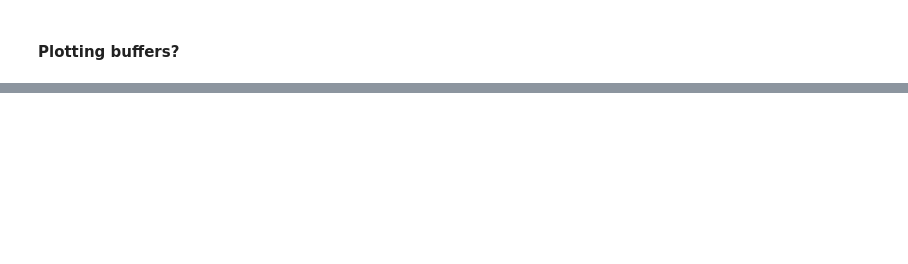
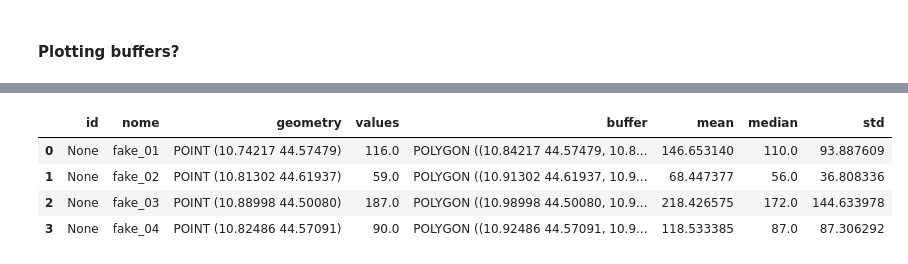
Before and after one commit to lrncrd/MAD-lab, a Jupyter notebook: GetPixelValue.ipynb, the cells around one changed output, grey strips where cells are left out. Drawn from its saved outputs; the diff is of its cells as text; code cells hidden in the pictures; blank space fills up the shorter version.

```diff
--- a/GetPixelValue.ipynb
+++ b/GetPixelValue.ipynb
@@ -62,0 +80,30 @@ GeoPlot(my_shp.buffer(0.05), raster)
+# %%
+def Zonal_stats(vector, raster, buffer_size=0.1, plot_img_hist=True):
+    zonal_stats_list = []
+    vector_func = vector.copy()
+    vector_func["buffer"] = vector_func.buffer(buffer_size)
+    for n in range(0, len(vector_func)):
+        selected_site = vector_func.iloc[n:n+1]
+        out_img, out_transform = mask(raster, selected_site["buffer"], crop=True, filled=False)
+        # statistics ADD MORE?
+        img_mean = np.mean(out_img)
+        img_median = np.median(out_img)
+        img_std = np.std(out_img)
+
+
+        zonal_stats_list.append((img_mean, img_median, img_std))
+        zonal_df = pd.DataFrame(zonal_stats_list, columns=("mean", "median", "std"))
+
+        zonal_stats_df = vector_func.join(zonal_df)
+
+        if plot_img_hist:
+            plot_title = (f"index: {n}")
+            plt.suptitle(plot_title)
+            fig, ax = plt.subplots(1, 2, figsize=(10, 5),
+            #subplot_kw={'xticks':[], 'yticks':[]},
+            gridspec_kw=dict(hspace=0.05, wspace=0.25))
+            ax[0] = plot.show(out_img, transform=out_transform, ax = ax[0])
+            ax[0] = selected_site.plot(ax = ax[0])
+            ax[1] = sns.histplot(out_img.reshape(-1), ax = ax[1])
+
+    return zonal_stats_df
@@ -62,0 +124,11 @@ GeoPlot(my_shp.buffer(0.05), raster)
+# %%
+# Save results in a variable
+table = Zonal_stats(my_shp, my_raster, plot_img_hist=False)
+# %%
+table
+# %% [output]
+|  | id | nome | geometry | values | buffer | mean | median | std |
+| 0 | None | fake_01 | POINT (10.74217 44.57479) | 116.0 | POLYGON ((10.84217 44.57479, 10.8... | 146.653140 | 110.0 | 93.887609 |
+| 1 | None | fake_02 | POINT (10.81302 44.61937) | 59.0 | POLYGON ((10.91302 44.61937, 10.9... | 68.447377 | 56.0 | 36.808336 |
+| 2 | None | fake_03 | POINT (10.88998 44.50080) | 187.0 | POLYGON ((10.98998 44.50080, 10.9... | 218.426575 | 172.0 | 144.633978 |
+| 3 | None | fake_04 | POINT (10.82486 44.57091) | 90.0 | POLYGON ((10.92486 44.57091, 10.9... | 118.533385 | 87.0 | 87.306292 |
```
Also changed, not shown: parts of 10 cells of this notebook, 3 other files.
